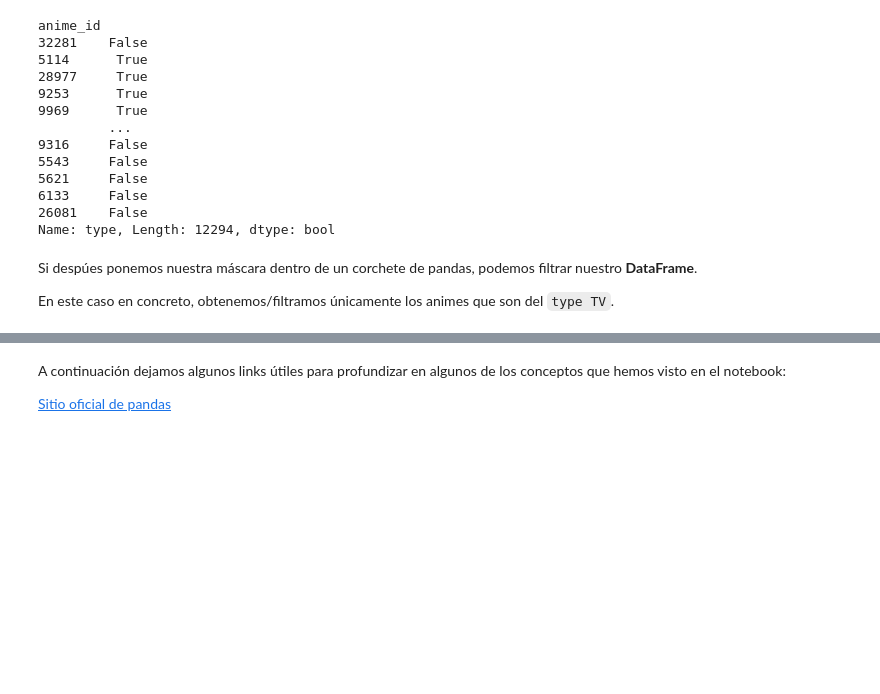
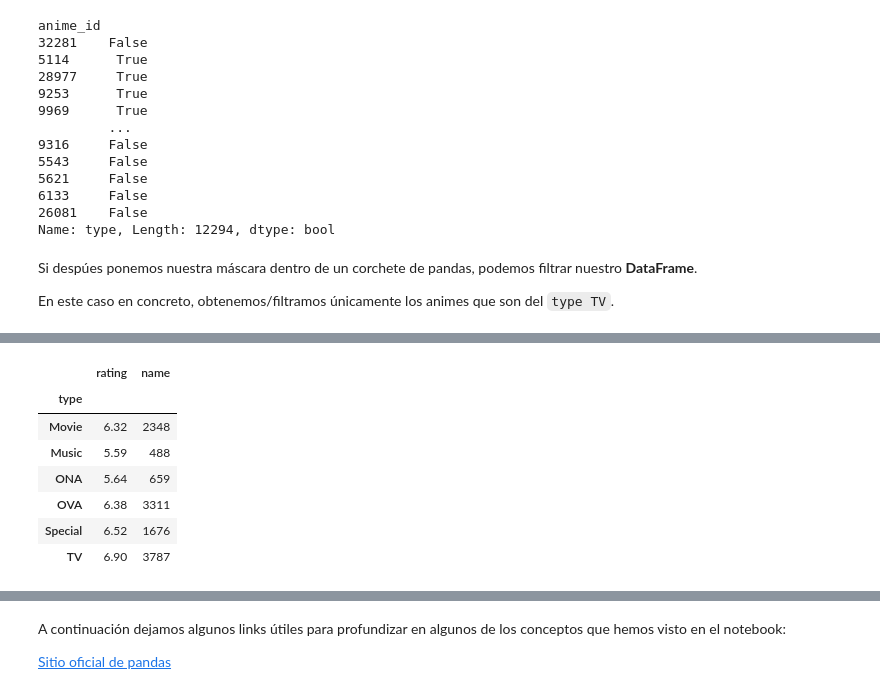
Before and after one commit to DalilaGimenez/nuclio_charlas, a Jupyter notebook: PANDAS.ipynb, the cells around one changed output, grey strips where cells are left out. Cells and saved outputs as stored; diff of their text form; code cells hidden in the pictures; blank space fills up the shorter version.

```diff
--- a/PANDAS.ipynb
+++ b/PANDAS.ipynb
@@ -490,0 +527,11 @@ tvs
+# %%
+df.groupby(by=["type"]).agg({"rating":"mean", "name":"count"})
+# %% [output]
+|  | rating | name |
+| type |  |  |
+| Movie | 6.32 | 2348 |
+| Music | 5.59 | 488 |
+| ONA | 5.64 | 659 |
+| OVA | 6.38 | 3311 |
+| Special | 6.52 | 1676 |
+| TV | 6.90 | 3787 |
```
Also changed, not shown: parts of 16 cells of this notebook.
